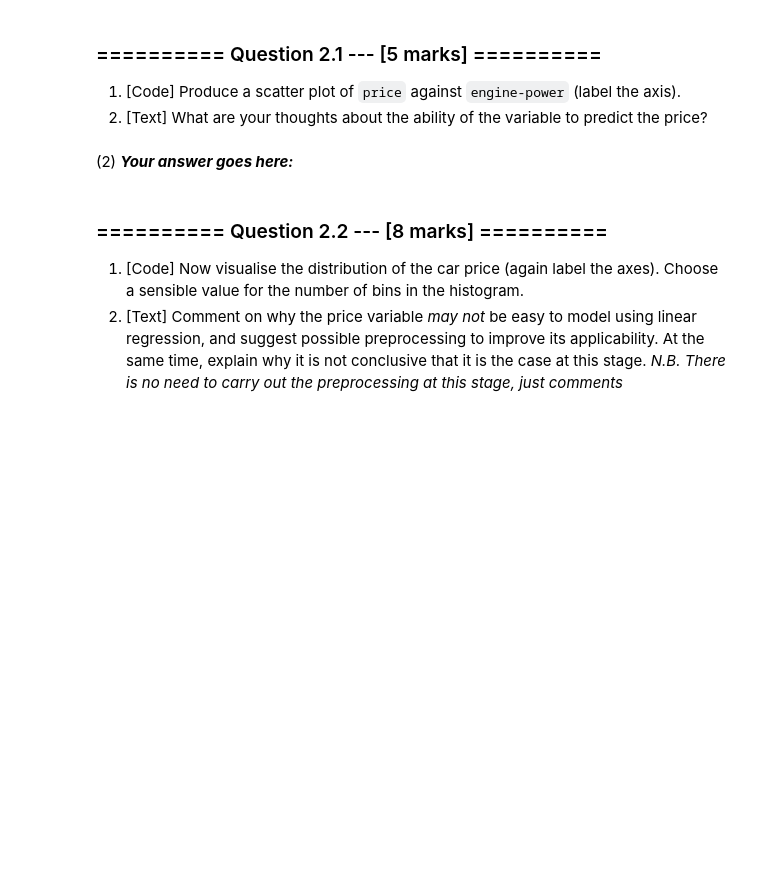
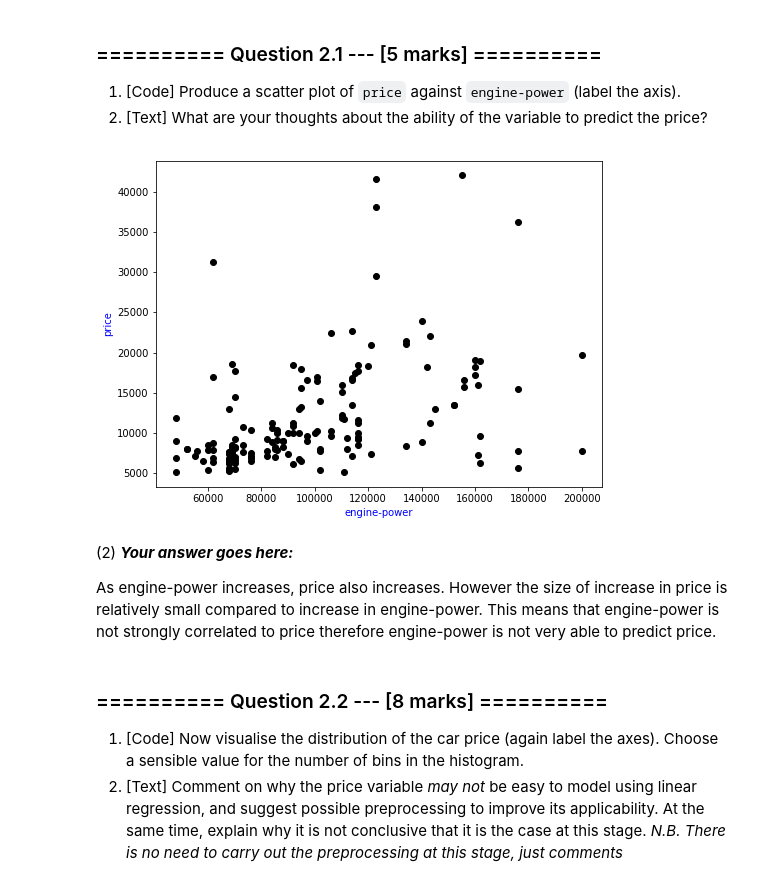
Before and after one commit to CaesarZhang070497/iamlmysolution, a Jupyter notebook: Assignments/02_LinearRegression.ipynb, the cells around one changed output. Drawn from its saved outputs; the diff is of its cells as text; code cells hidden in the pictures; blank space fills up the shorter version.

```diff
--- a/Assignments/02_LinearRegression.ipynb
+++ b/Assignments/02_LinearRegression.ipynb
@@ -166,5 +265,18 @@ When applying machine learning in practice it can be prudent to start out simple
-# %% [markdown]
-(2) ***Your answer goes here:***
+# %%
+# (1) # Your Code goes here:
+price = auto_numeric['price'].values
+engine_power = auto_numeric['engine-power'].values
+plt.figure(figsize=(8,6))
+plt.scatter(engine_power, price, color='k')
+plt.ylabel('price', color = 'b')
+plt.xlabel('engine-power', color = 'b')
+plt.show()
+# %% [output]
+[figure, added]
+# %% [markdown]
+(2) ***Your answer goes here:***
+
+As engine-power increases, price also increases. However the size of increase in price is relatively small compared to  increase in engine-power. This means that engine-power is not strongly correlated to price therefore engine-power is not very able to predict price.
 # %% [markdown]
 ### ========== Question 2.2 --- [8 marks] ==========
 
```
Also changed, not shown: parts of 56 cells of this notebook, 3 other files.
